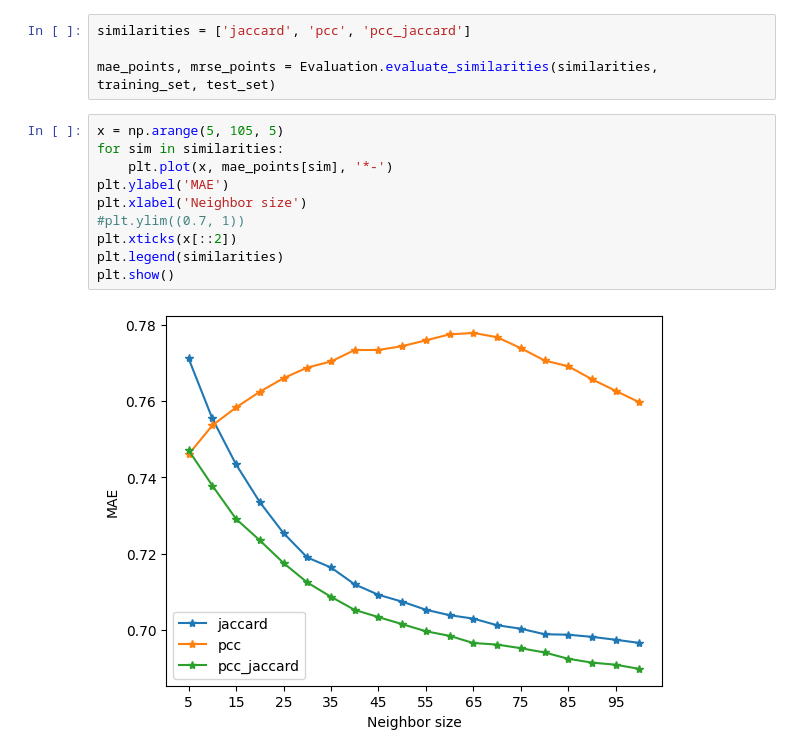
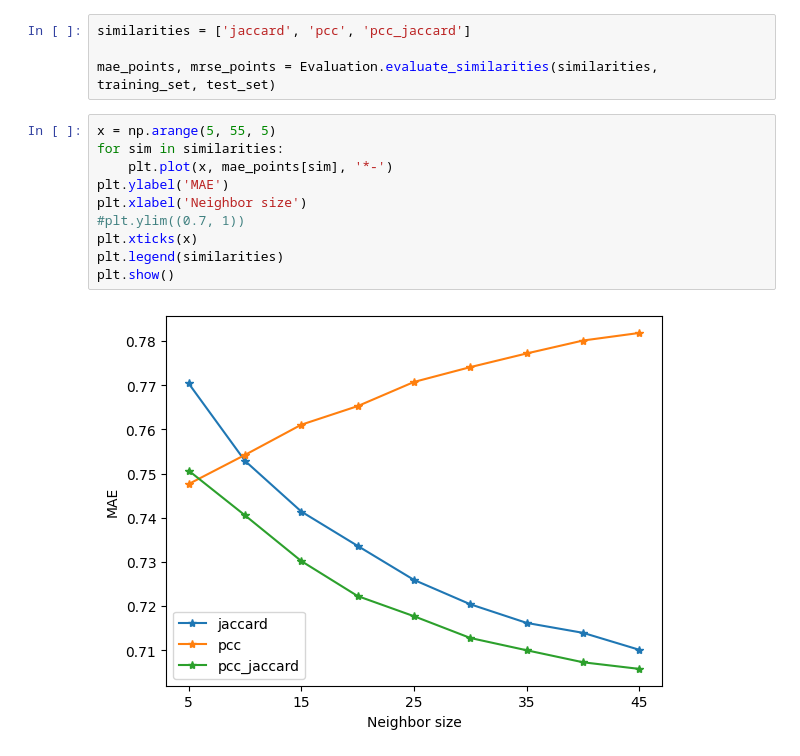
Before and after one commit to Xhst/atcs-fairness-recommendation, a Jupyter notebook: src/evaluation.ipynb, the cells around one changed output. Saved outputs shown, nothing was run; the diff lists cells and outputs as text.

```diff
--- a/src/evaluation.ipynb
+++ b/src/evaluation.ipynb
@@ -15,14 +15,14 @@ similarities = ['jaccard', 'pcc', 'pcc_jaccard']
 
 mae_points, mrse_points = Evaluation.evaluate_similarities(similarities, training_set, test_set)
 # %%
-x = np.arange(5, 105, 5)
+x = np.arange(5, 55, 5)
 for sim in similarities:
     plt.plot(x, mae_points[sim], '*-')
 plt.ylabel('MAE')
 plt.xlabel('Neighbor size')
 #plt.ylim((0.7, 1))
-plt.xticks(x[::2])
+plt.xticks(x)
 plt.legend(similarities)
 plt.show()
 # %% [output]
-[figure, old version]
+[figure, new version]
```
Also changed, not shown: 3 other files.
